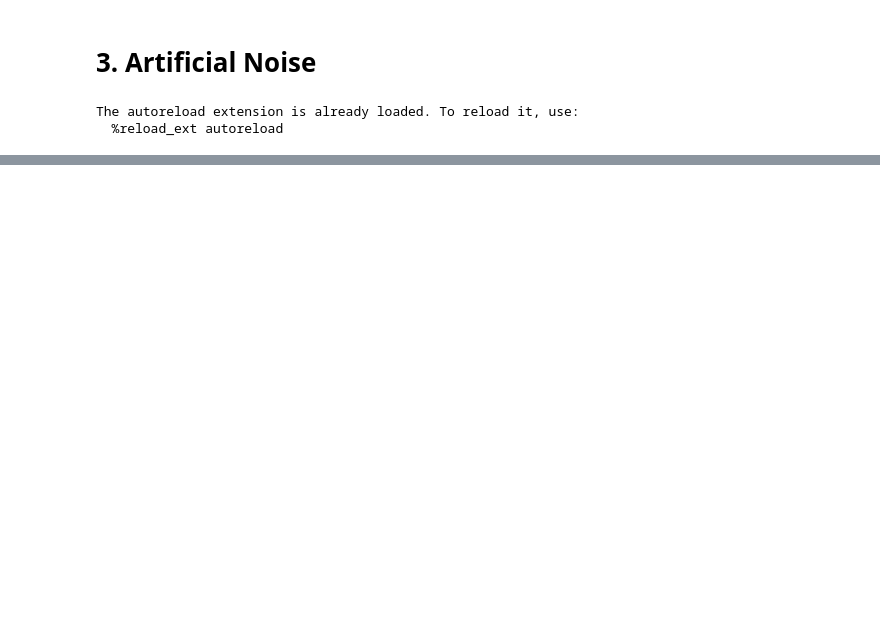
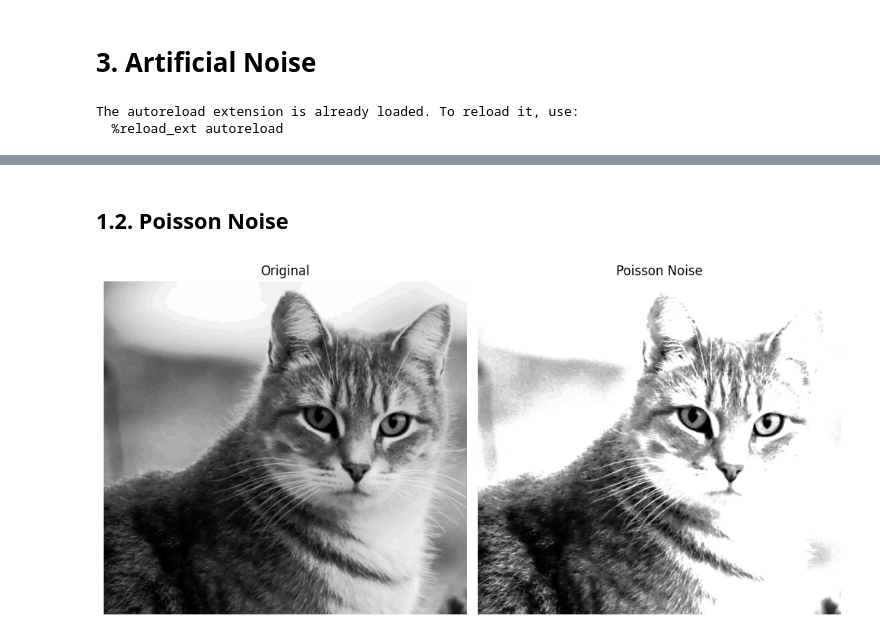
Before and after one commit to mo-karbalaee/IntroML, a Jupyter notebook: ex_1/test_noise.ipynb, the cells around one changed output, grey strips where cells are left out. Cells and saved outputs as stored; diff of their text form; code cells hidden in the pictures; blank space fills up the shorter version.

```diff
--- a/ex_1/test_noise.ipynb
+++ b/ex_1/test_noise.ipynb
@@ -23,0 +25,7 @@ display_images(image, noisy_gaussian, title="Gaussian Noise")
+# %% [markdown]
+## 1.2. Poisson Noise
+# %%
+noisy_poisson = add_poisson_noise(image=image)
+display_images(image, noisy_poisson, title="Poisson Noise")
+# %% [output]
+[figure, added]
```
Also changed, not shown: parts of 3 cells of this notebook, 1 other file.
